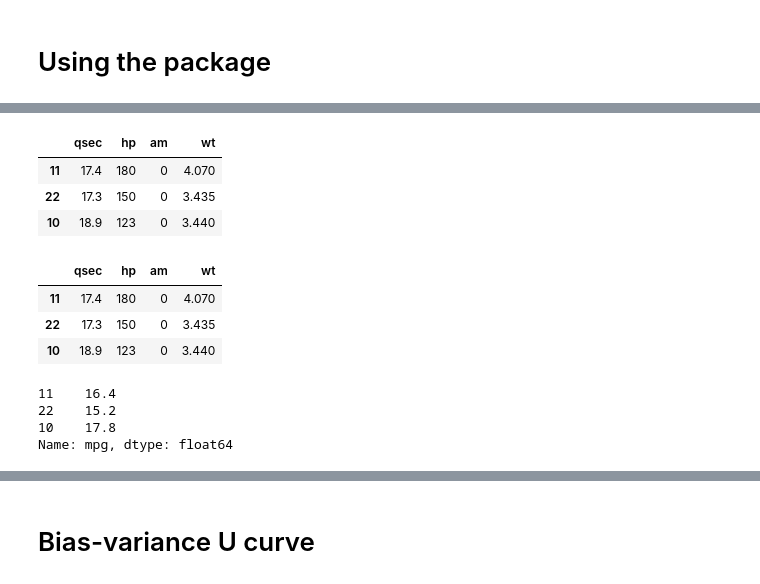
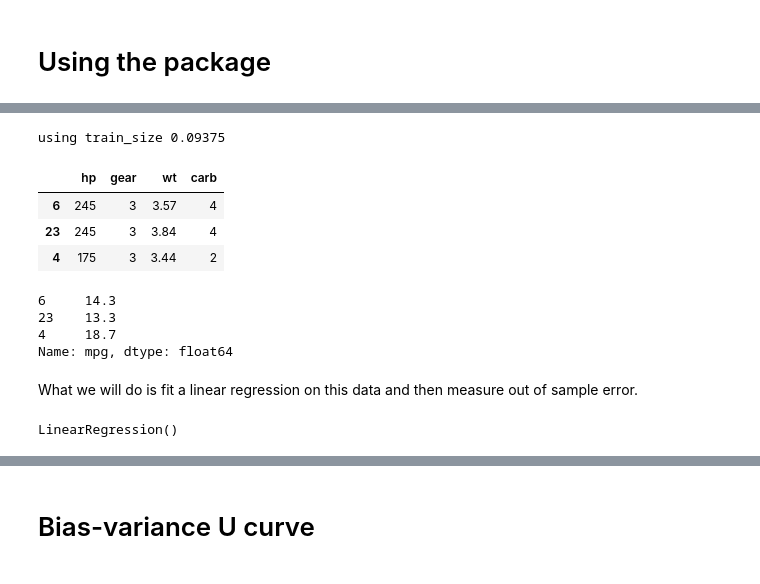
Before and after one commit to jeanimal/double_descent_dar, a Jupyter notebook: double_descent_mtcars_reg.ipynb, the cells around one changed output, grey strips where cells are left out. Saved outputs shown, nothing was run; the diff lists cells and outputs as text; code cells hidden in the pictures.

```diff
--- a/double_descent_mtcars_reg.ipynb
+++ b/double_descent_mtcars_reg.ipynb
@@ -104,32 +104,34 @@ from double_descent_dar import sample_eval
 random_state = None # Set for reproducibility
 num_sampled_rows = 3
 num_sampled_columns = 4
-# %%
-X_sub, y_sub = sample_eval.sample_rows_and_cols(X, y, num_sampled_rows=num_sampled_rows, num_sampled_columns=num_sampled_columns, random_state=random_state, replace=False)
-X_sub
-# %% [output]
-|  | qsec | hp | am | wt |
-| 11 | 17.4 | 180 | 0 | 4.070 |
-| 22 | 17.3 | 150 | 0 | 3.435 |
-| 10 | 18.9 | 123 | 0 | 3.440 |
-# %%
-X_sub
-# %% [output]
-|  | qsec | hp | am | wt |
-| 11 | 17.4 | 180 | 0 | 4.070 |
-| 22 | 17.3 | 150 | 0 | 3.435 |
-| 10 | 18.9 | 123 | 0 | 3.440 |
-# %%
-y_sub
-# %% [output]
-11    16.4
-22    15.2
-10    17.8
-Name: mpg, dtype: float64
+# %%
+X_train, X_test, y_train, y_test = sample_eval.train_test_split_by_rows_and_cols(X, y, num_train_rows=num_sampled_rows, num_columns=num_sampled_columns, replace=False, random_state=random_state, verbose=True)
+# %% [output]
+using train_size 0.09375
+# %%
+X_train
+# %% [output]
+|  | hp | gear | wt | carb |
+| 6 | 245 | 3 | 3.57 | 4 |
+| 23 | 245 | 3 | 3.84 | 4 |
+| 4 | 175 | 3 | 3.44 | 2 |
+# %%
+y_train
+# %% [output]
+6     14.3
+23    13.3
+4     18.7
+Name: mpg, dtype: float64
+# %% [markdown]
+What we will do is fit a linear regression on this data and then measure out of sample error.
 # %%
 # model = RandomForestRegressor()
 # model = linear_model.Ridge(alpha=.5)
 model = linear_model.LinearRegression(fit_intercept=True)
+# %%
+model.fit(X_train, y_train)
+# %% [output]
+LinearRegression()
 # %%
 # my_metric = root_mean_squared_error
 my_metric = mean_absolute_error
```
Also changed, not shown: parts of 22 cells of this notebook, 1 other file.
